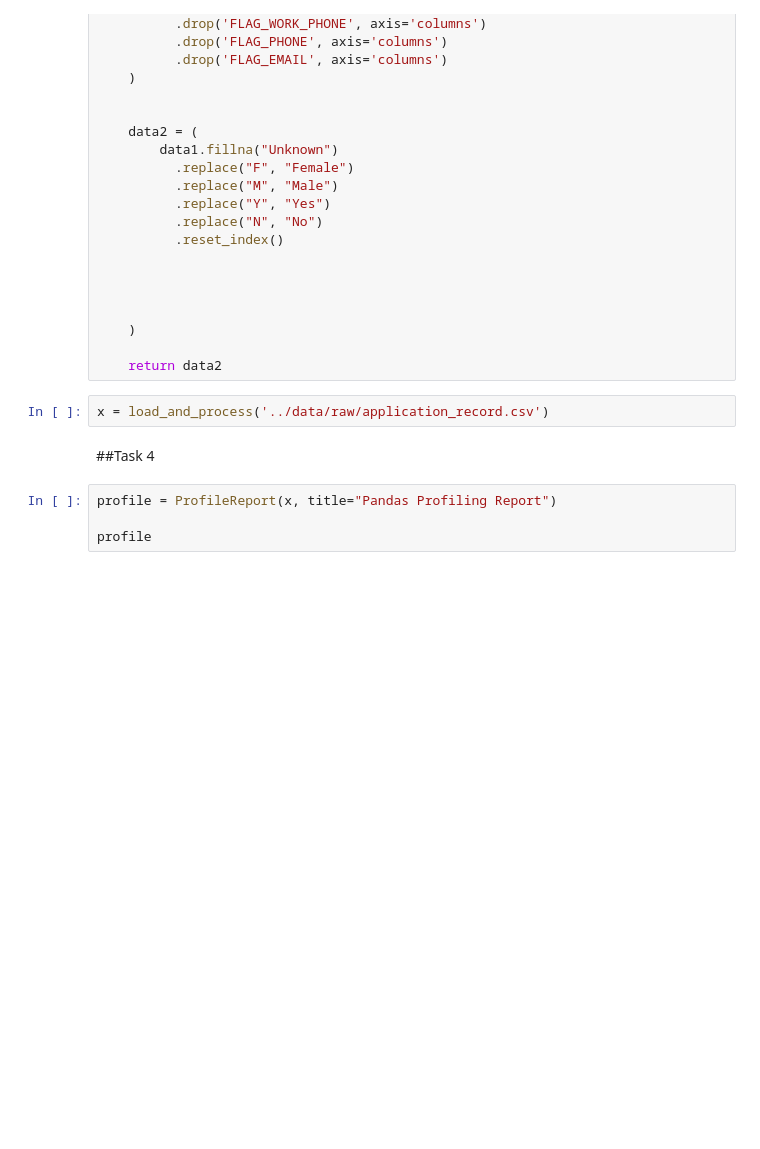
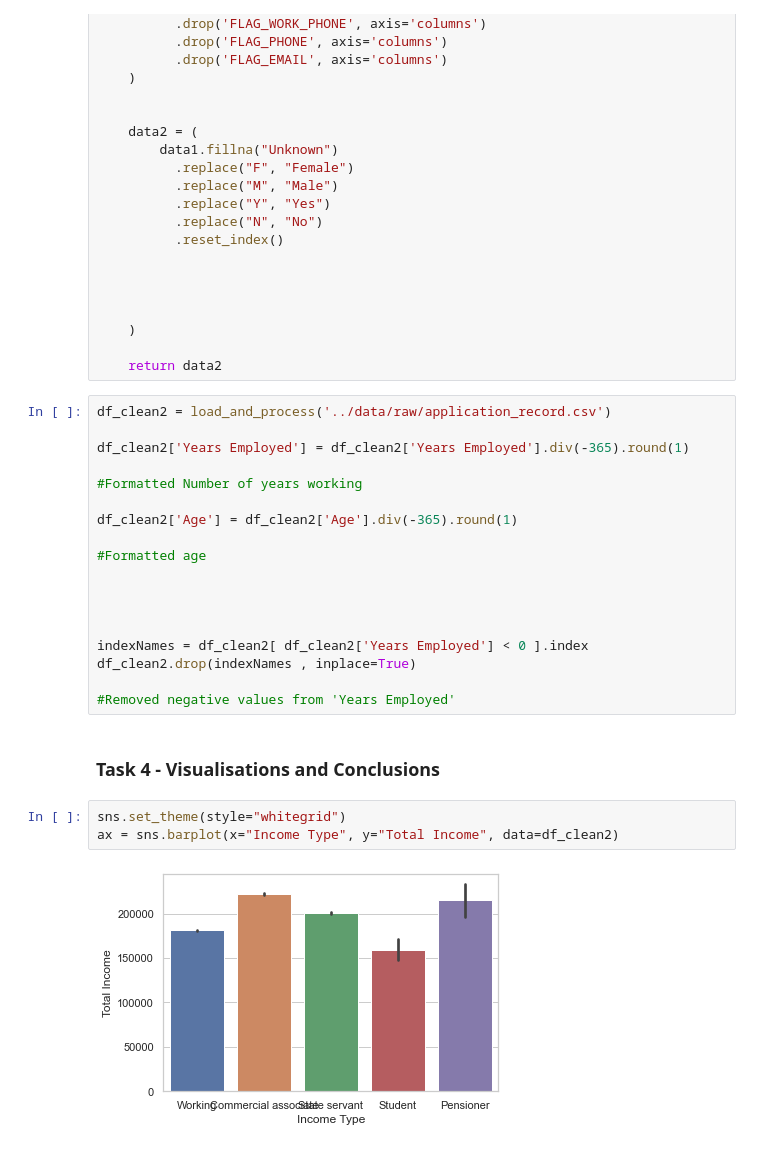
Before and after one commit to alexisd1212/DATA301Project, a Jupyter notebook: notebooks/analysis2.ipynb, the cells around one changed output. Saved outputs shown, nothing was run; the diff lists cells and outputs as text; blank space fills up the shorter version.

```diff
--- a/notebooks/analysis2.ipynb
+++ b/notebooks/analysis2.ipynb
@@ -270,11 +257,28 @@ def load_and_process(url_or_path_to_csv_file):
     )
 
     return data2
-# %%
-x = load_and_process('../data/raw/application_record.csv')
+# %%
+df_clean2 = load_and_process('../data/raw/application_record.csv')
+
+df_clean2['Years Employed'] = df_clean2['Years Employed'].div(-365).round(1)
+
+#Formatted Number of years working
+
+df_clean2['Age'] = df_clean2['Age'].div(-365).round(1)
+
+#Formatted age
+
+
+
+
+indexNames = df_clean2[ df_clean2['Years Employed'] < 0 ].index
+df_clean2.drop(indexNames , inplace=True)
+
+#Removed negative values from 'Years Employed'
 # %% [markdown]
-##Task 4
+### Task 4 - Visualisations and Conclusions
-# %%
-profile = ProfileReport(x, title="Pandas Profiling Report")
-
-profile
+# %%
+sns.set_theme(style="whitegrid")
+ax = sns.barplot(x="Income Type", y="Total Income", data=df_clean2)
+# %% [output]
+[figure, added]
```
Also changed, not shown: parts of 24 cells of this notebook, 1 other file.
